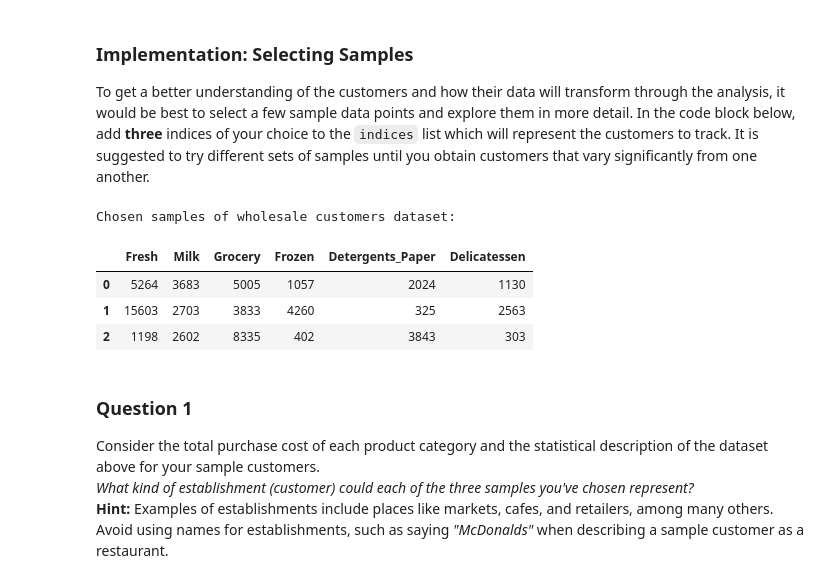
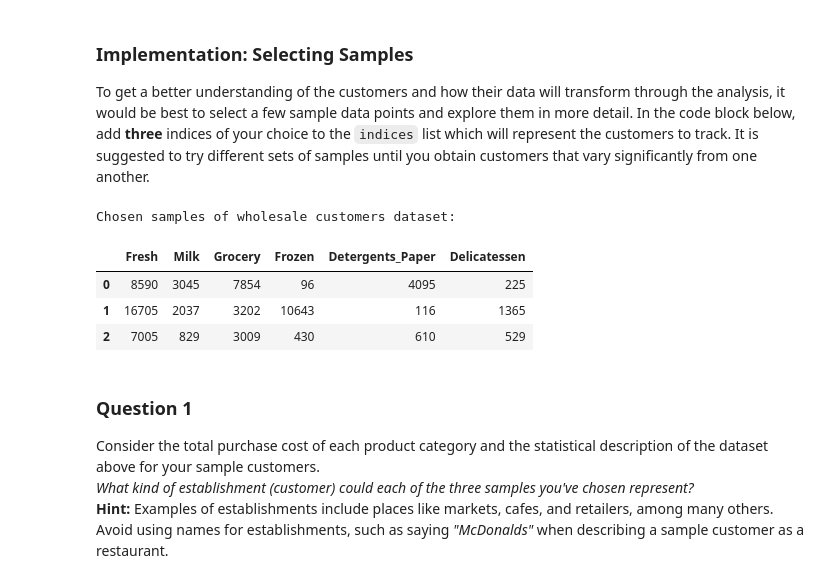
Before and after one commit to hello2all/machine-learning, a Jupyter notebook: projects/creating_customer_segments/customer_segments.ipynb, the cells around one changed output. Saved outputs shown, nothing was run; the diff lists cells and outputs as text; code cells hidden in the pictures.

```diff
--- a/projects/creating_customer_segments/customer_segments.ipynb
+++ b/projects/creating_customer_segments/customer_segments.ipynb
@@ -58,18 +68,19 @@ display(data.describe())
 To get a better understanding of the customers and how their data will transform through the analysis, it would be best to select a few sample data points and explore them in more detail. In the code block below, add **three** indices of your choice to the `indices` list which will represent the customers to track. It is suggested to try different sets of samples until you obtain customers that vary significantly from one another.
 # %%
 # TODO: Select three indices of your choice you wish to sample from the dataset
-indices = [55,234,345]
+indices = [60,70,80]
+
 
 # Create a DataFrame of the chosen samples
 samples = pd.DataFrame(data.loc[indices], columns = data.keys()).reset_index(drop = True)
 print "Chosen samples of wholesale customers dataset:"
 display(samples)
 # %% [output]
 Chosen samples of wholesale customers dataset:
 |  | Fresh | Milk | Grocery | Frozen | Detergents_Paper | Delicatessen |
-| 0 | 5264 | 3683 | 5005 | 1057 | 2024 | 1130 |
-| 1 | 15603 | 2703 | 3833 | 4260 | 325 | 2563 |
-| 2 | 1198 | 2602 | 8335 | 402 | 3843 | 303 |
+| 0 | 8590 | 3045 | 7854 | 96 | 4095 | 225 |
+| 1 | 16705 | 2037 | 3202 | 10643 | 116 | 1365 |
+| 2 | 7005 | 829 | 3009 | 430 | 610 | 529 |
 # %% [markdown]
 ### Question 1
 Consider the total purchase cost of each product category and the statistical description of the dataset above for your sample customers.
```
Also changed, not shown: parts of 48 cells of this notebook, 2 other files.
